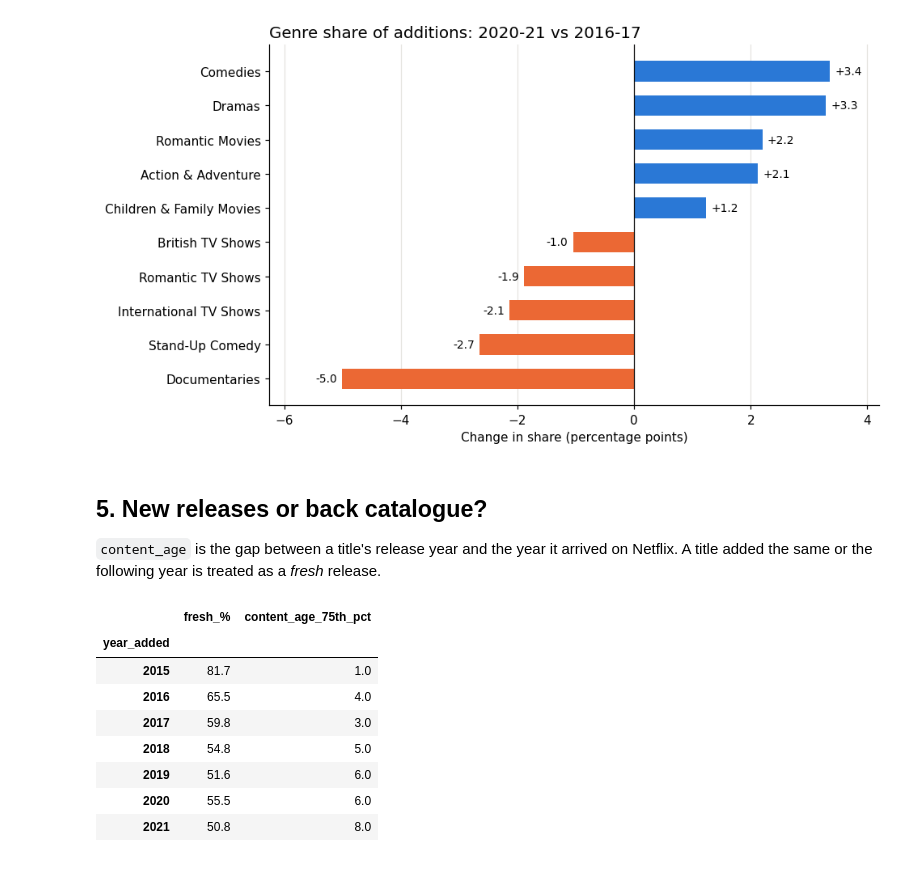
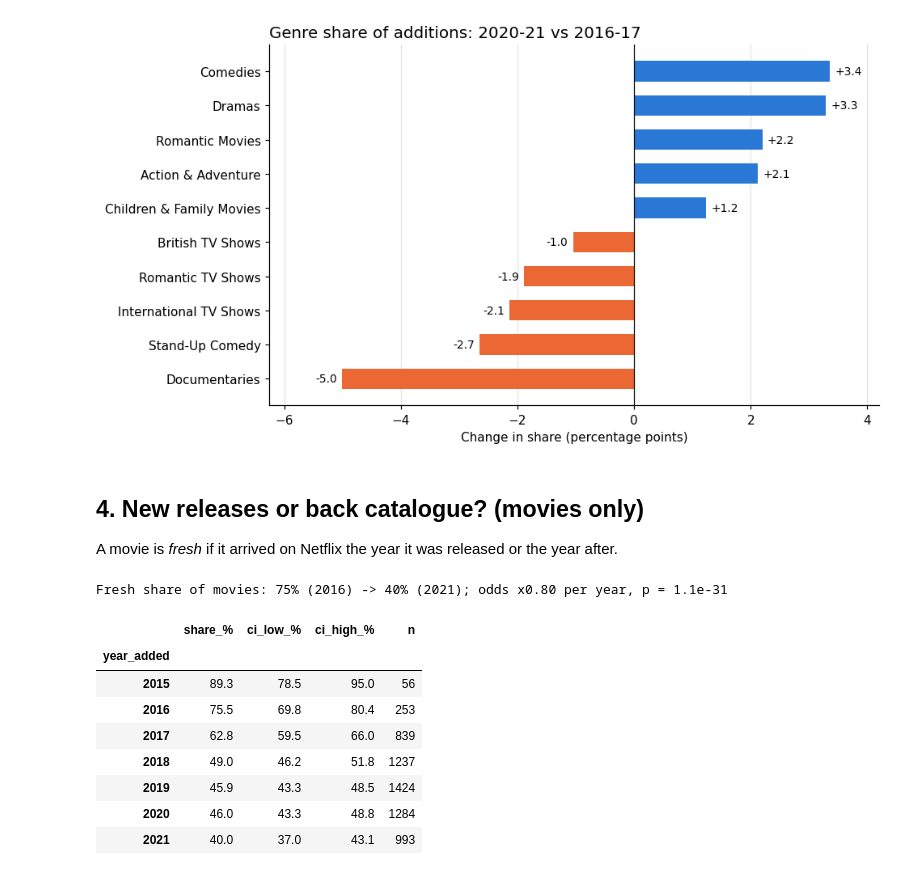
Before and after one commit to etisamhaq/Data-Analysis-Projects, a Jupyter notebook: 01-netflix-content-strategy/netflix_content_strategy.ipynb, the cells around one changed output. Cells and saved outputs as stored; diff of their text form; code cells hidden in the pictures.

```diff
--- a/01-netflix-content-strategy/netflix_content_strategy.ipynb
+++ b/01-netflix-content-strategy/netflix_content_strategy.ipynb
@@ -15,19 +14,15 @@ expires. Every trend below describes titles that survived to 2021, and the concl
 from pathlib import Path
 
 import matplotlib.pyplot as plt
-import numpy as np
 import pandas as pd
+from netflix_analytics import data, recommend, topics, trends
 
 FIG = Path('figures'); FIG.mkdir(exist_ok=True)
-
-# One consistent, colourblind-safe palette for every chart
 BLUE, ORANGE, AQUA, GREY, INK = '#2a78d6', '#eb6834', '#1baf7a', '#9a9993', '#0b0b0b'
 plt.rcParams.update({'figure.dpi': 110, 'axes.spines.top': False, 'axes.spines.right': False,
                      'axes.grid': True, 'grid.color': '#e4e3df', 'axes.axisbelow': True,
                      'axes.titlelocation': 'left', 'axes.titlesize': 13, 'font.size': 10})
+pd.set_option('display.precision', 3)
 
 def save(fig, name):
     fig.tight_layout(); fig.savefig(FIG / name, dpi=150, bbox_inches='tight'); plt.show()
-
-df = pd.read_csv('netflix_titles.csv')
-df.shape
@@ -201,22 +176,26 @@ save(fig, '03_genre_movers.png')
 # %% [output]
 [figure]
 # %% [markdown]
-## 5. New releases or back catalogue?
+## 4. New releases or back catalogue? (movies only)
 
-`content_age` is the gap between a title's release year and the year it arrived on Netflix. A title added the same or the following year is treated as a *fresh* release.
+A movie is *fresh* if it arrived on Netflix the year it was released or the year after.
-# %%
-fresh = recent.assign(fresh=recent['content_age'] <= 1).groupby('year_added')['fresh'].mean() * 100
-age_q = recent.groupby('year_added')['content_age'].quantile(0.75)
-pd.DataFrame({'fresh_%': fresh.round(1), 'content_age_75th_pct': age_q})
-# %% [output]
-|  | fresh_% | content_age_75th_pct |
-| year_added |  |  |
-| 2015 | 81.7 | 1.0 |
-| 2016 | 65.5 | 4.0 |
-| 2017 | 59.8 | 3.0 |
-| 2018 | 54.8 | 5.0 |
-| 2019 | 51.6 | 6.0 |
-| 2020 | 55.5 | 6.0 |
-| 2021 | 50.8 | 8.0 |
+# %%
+movies = recent[recent['type'] == 'Movie'].assign(fresh=lambda d: (d['content_age'] <= 1).astype(int))
+fresh = trends.share_by_year(movies, 'fresh')
+fresh_trend = trends.trend_test(movies, 'fresh', 2016, 2021)
+print(f"Fresh share of movies: {fresh.loc[2016, 'share_%']:.0f}% (2016) -> {fresh.loc[2021, 'share_%']:.0f}% (2021); "
+      f"odds x{fresh_trend['odds_ratio_per_year']:.2f} per year, p = {fresh_trend['p_value']:.1e}")
+fresh.round(1)
+# %% [output]
+Fresh share of movies: 75% (2016) -> 40% (2021); odds x0.80 per year, p = 1.1e-31
+|  | share_% | ci_low_% | ci_high_% | n |
+| year_added |  |  |  |  |
+| 2015 | 89.3 | 78.5 | 95.0 | 56 |
+| 2016 | 75.5 | 69.8 | 80.4 | 253 |
+| 2017 | 62.8 | 59.5 | 66.0 | 839 |
+| 2018 | 49.0 | 46.2 | 51.8 | 1237 |
+| 2019 | 45.9 | 43.3 | 48.5 | 1424 |
+| 2020 | 46.0 | 43.3 | 48.8 | 1284 |
+| 2021 | 40.0 | 37.0 | 43.1 | 993 |
 # %%
 fig, ax = plt.subplots(figsize=(9, 4))
```
Also changed, not shown: parts of 37 cells of this notebook, 15 other files.
